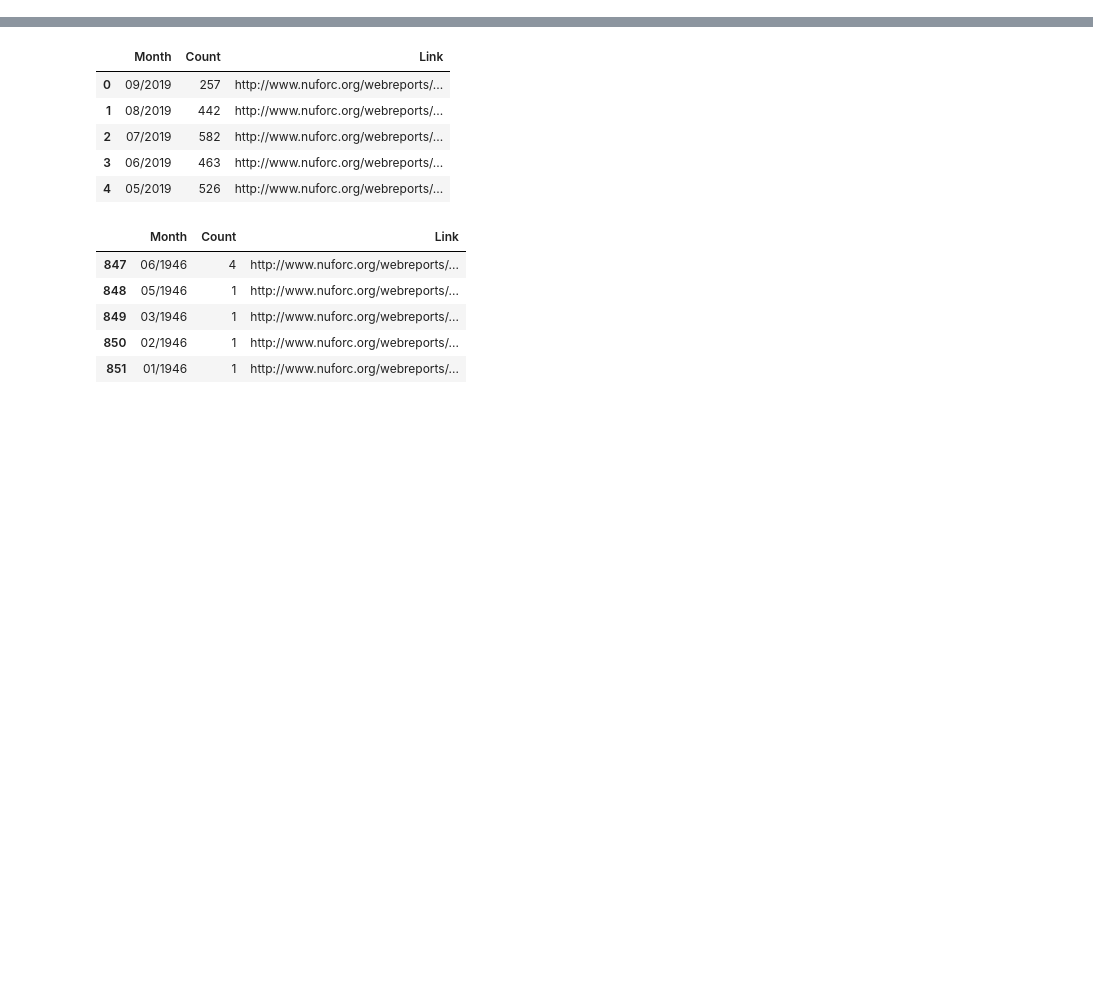
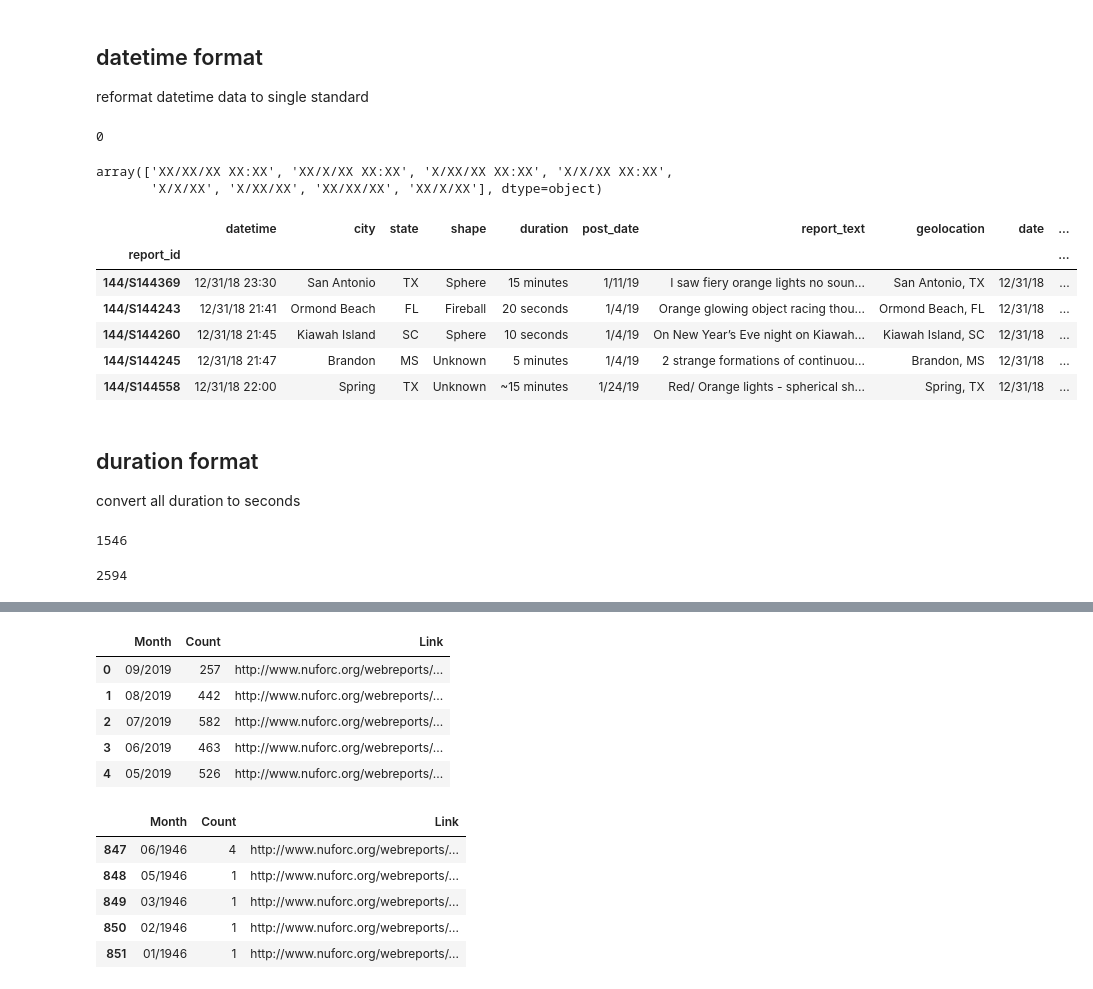
Before and after one commit to kevscon/ufo-reports, a Jupyter notebook: data_processing.ipynb, the cells around one changed output, grey strips where cells are left out. Cells and saved outputs as stored; diff of their text form; code cells hidden in the pictures; blank space fills up the shorter version.

```diff
--- a/data_processing.ipynb
+++ b/data_processing.ipynb
@@ -2,0 +143,3 @@ import pandas as pd
+# %%
+# drop reports missing text
+ufo_df.dropna(subset=['report_text'], inplace=True)
@@ -2,0 +164,50 @@ import pandas as pd
+# %%
+# replace nans with uknown
+ufo_df['shape'] = ufo_df['shape'].replace(float('NaN'), 'Unknown')
+# %% [markdown]
+## datetime format
+reformat datetime data to single standard
+# %%
+ufo_df['datetime'].isna().sum()
+# %% [output]
+0
+# %%
+# datetime formats
+ufo_df['datetime'].apply(lambda x: re.sub('\d', 'X', x)).unique()
+# %% [output]
+array(['XX/XX/XX XX:XX', 'XX/X/XX XX:XX', 'X/XX/XX XX:XX', 'X/X/XX XX:XX',
+       'X/X/XX', 'X/XX/XX', 'XX/XX/XX', 'XX/X/XX'], dtype=object)
+# %%
+# datetime split functions
+def return_time(date_time):
+    try:
+        return(date_time.split(' ')[1])
+    except:
+        return(None)
+
+def return_date(date_time):
+    try:
+        return(date_time.split(' ')[0])
+    except:
+        return(None)
+# %%
+ufo_df['date'] = ufo_df['datetime'].apply(lambda x: return_date(x))
+ufo_df['time'] = ufo_df['datetime'].apply(lambda x: return_time(x))
+# %%
+ufo_df.head()
+# %% [output]
+|  | datetime | city | state | shape | duration | post_date | report_text | geolocation | date | ... |
+| report_id |  |  |  |  |  |  |  |  |  | ... |
+| 144/S144369 | 12/31/18 23:30 | San Antonio | TX | Sphere | 15 minutes | 1/11/19 | I saw fiery orange lights no soun... | San Antonio, TX | 12/31/18 | ... |
+| 144/S144243 | 12/31/18 21:41 | Ormond Beach | FL | Fireball | 20 seconds | 1/4/19 | Orange glowing object racing thou... | Ormond Beach, FL | 12/31/18 | ... |
+| 144/S144260 | 12/31/18 21:45 | Kiawah Island | SC | Sphere | 10 seconds | 1/4/19 | On New Year’s Eve night on Kiawah... | Kiawah Island, SC | 12/31/18 | ... |
+| 144/S144245 | 12/31/18 21:47 | Brandon | MS | Unknown | 5 minutes | 1/4/19 | 2 strange formations of continuou... | Brandon, MS | 12/31/18 | ... |
+| 144/S144558 | 12/31/18 22:00 | Spring | TX | Unknown | ~15 minutes | 1/24/19 | Red/ Orange lights - spherical sh... | Spring, TX | 12/31/18 | ... |
+# %% [markdown]
+## duration format
+convert all duration to seconds
+# %%
+# missing duration
+ufo_df['duration'].isna().sum()
+# %% [output]
+1546
@@ -2,0 +216,5 @@ import pandas as pd
+# %%
+# duration formats
+durs.apply(lambda x: re.sub('\d', 'X', x)).nunique()
+# %% [output]
+2594
```
Also changed, not shown: parts of 54 cells of this notebook, 1 other file.
